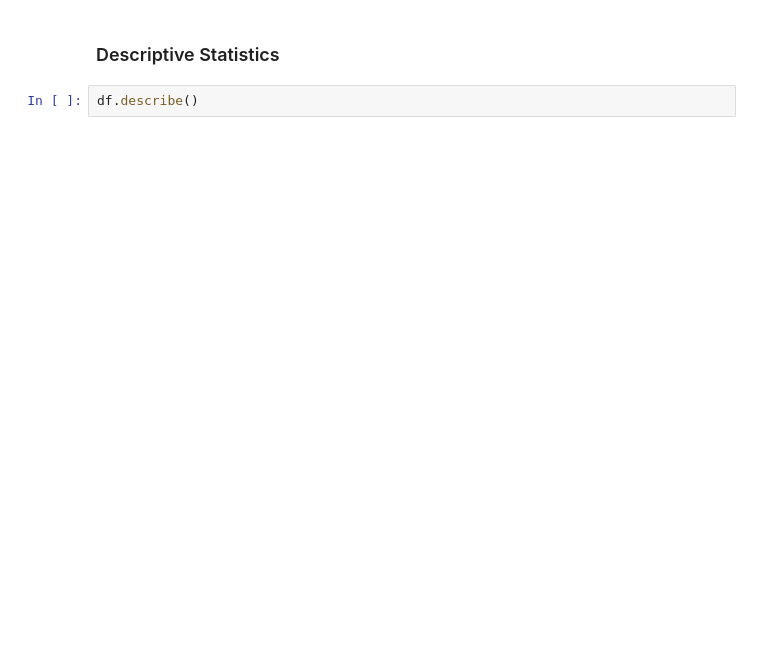
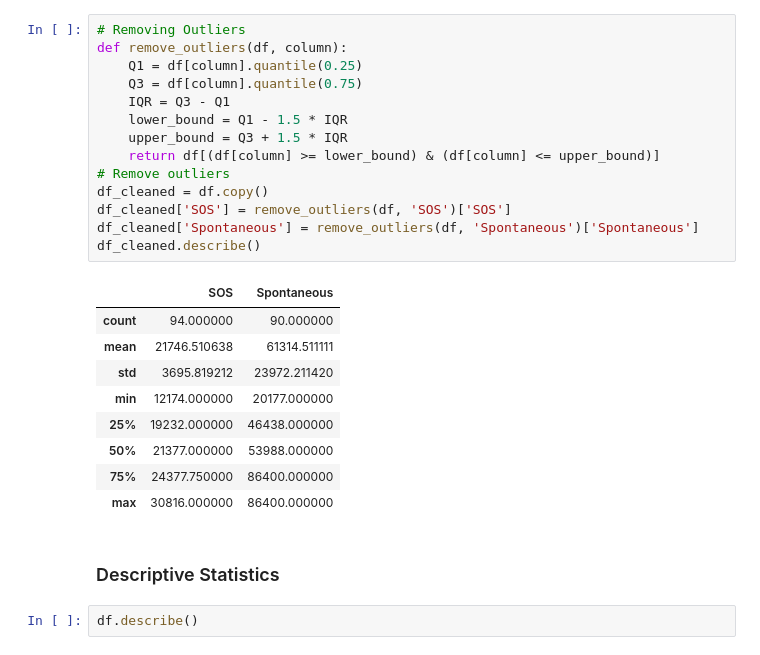
Before and after one commit to Frood-for-Thought/Bac_Evol_SSA, a Jupyter notebook: Experiment 3 - SOS vs Random Mutation/Analysis.ipynb, the cells around one changed output. Saved outputs shown, nothing was run; the diff lists cells and outputs as text; blank space fills up the shorter version.

```diff
--- a/Experiment 3 - SOS vs Random Mutation/Analysis.ipynb
+++ b/Experiment 3 - SOS vs Random Mutation/Analysis.ipynb
@@ -18,3 +65,27 @@ df.head()
+# %%
+# Removing Outliers
+def remove_outliers(df, column):
+    Q1 = df[column].quantile(0.25)
+    Q3 = df[column].quantile(0.75)
+    IQR = Q3 - Q1
+    lower_bound = Q1 - 1.5 * IQR
+    upper_bound = Q3 + 1.5 * IQR
+    return df[(df[column] >= lower_bound) & (df[column] <= upper_bound)]
+# Remove outliers
+df_cleaned = df.copy()
+df_cleaned['SOS'] = remove_outliers(df, 'SOS')['SOS']
+df_cleaned['Spontaneous'] = remove_outliers(df, 'Spontaneous')['Spontaneous']
+df_cleaned.describe()
+# %% [output]
+|  | SOS | Spontaneous |
+| count | 94.000000 | 90.000000 |
+| mean | 21746.510638 | 61314.511111 |
+| std | 3695.819212 | 23972.211420 |
+| min | 12174.000000 | 20177.000000 |
+| 25% | 19232.000000 | 46438.000000 |
+| 50% | 21377.000000 | 53988.000000 |
+| 75% | 24377.750000 | 86400.000000 |
+| max | 30816.000000 | 86400.000000 |
 # %% [markdown]
 ### Descriptive Statistics
 # %%
```
Also changed, not shown: parts of 17 cells of this notebook.
